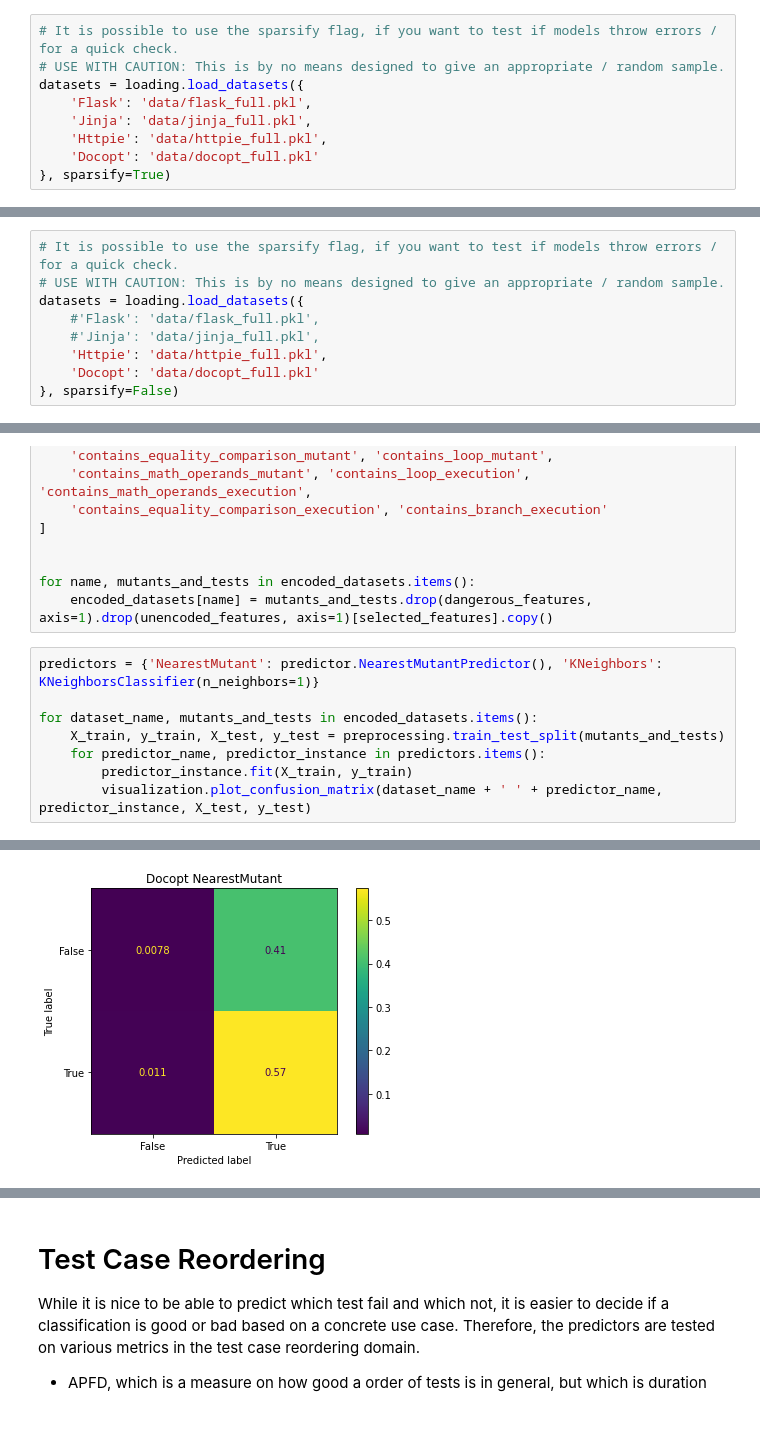
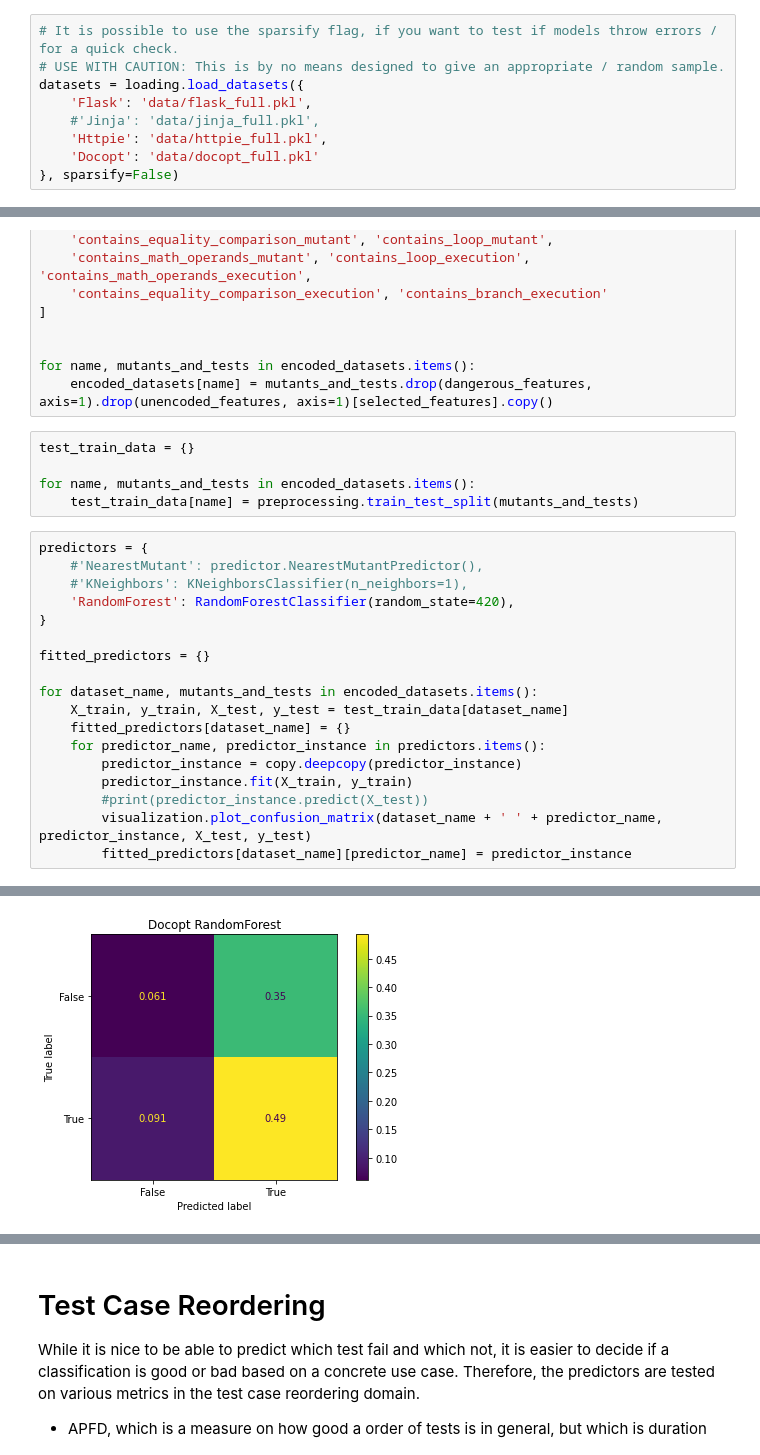
Before and after one commit to XPerianer/CRM20_How_does_software_break, a Jupyter notebook: How_Does_Software_Break.ipynb, the cells around one changed output, grey strips where cells are left out. Drawn from its saved outputs; the diff is of its cells as text; blank space fills up the shorter version.

Commit message:
Checkpoint

```diff
--- a/How_Does_Software_Break.ipynb
+++ b/How_Does_Software_Break.ipynb
@@ -55,10 +56,10 @@ Also have a look at the [midterm presentation slides](../presentation/midterm.pd
 # USE WITH CAUTION: This is by no means designed to give an appropriate / random sample.
 datasets = loading.load_datasets({
     'Flask': 'data/flask_full.pkl',
-    'Jinja': 'data/jinja_full.pkl',
+    #'Jinja': 'data/jinja_full.pkl',
     'Httpie': 'data/httpie_full.pkl',
     'Docopt': 'data/docopt_full.pkl'
-}, sparsify=True)
+}, sparsify=False)
 # %% [markdown]
 The main structure of such a datasets is that for each mutant, with it's respective `mutant_id`, and every test case, with it's respective `test_id`,
 there is a row in the dataset, recording the outcome of the test, and additional information, like how long the test took, what files where touched, etc.
@@ -127,15 +120,6 @@ for name, mutants_and_tests in datasets.items():
 
 After having a fist visualization the data (and we will continue to do that), the question is if we can train machine learning models to predict failing tests.
 While this has obious applications in test selection and reordering, we might also be able to find hidden dependecies in the dataset
-# %%
-# It is possible to use the sparsify flag, if you want to test if models throw errors / for a quick check.
-# USE WITH CAUTION: This is by no means designed to give an appropriate / random sample.
-datasets = loading.load_datasets({
-    #'Flask': 'data/flask_full.pkl',
-    #'Jinja': 'data/jinja_full.pkl',
-    'Httpie': 'data/httpie_full.pkl',
-    'Docopt': 'data/docopt_full.pkl'
-}, sparsify=False)
 # %% [markdown]
 # Data Preparation
 # %% [markdown]
@@ -197,12 +182,27 @@ selected_features = [
 
 for name, mutants_and_tests in encoded_datasets.items():
     encoded_datasets[name] = mutants_and_tests.drop(dangerous_features, axis=1).drop(unencoded_features, axis=1)[selected_features].copy()
+# %%
+test_train_data = {}
+
+for name, mutants_and_tests in encoded_datasets.items():
+    test_train_data[name] = preprocessing.train_test_split(mutants_and_tests)
 # %%
-predictors = {'NearestMutant': predictor.NearestMutantPredictor(), 'KNeighbors': KNeighborsClassifier(n_neighbors=1)}
+predictors = {
+    #'NearestMutant': predictor.NearestMutantPredictor(),
+    #'KNeighbors': KNeighborsClassifier(n_neighbors=1),
+    'RandomForest': RandomForestClassifier(random_state=420),
+}
+
+fitted_predictors = {}
 
 for dataset_name, mutants_and_tests in encoded_datasets.items():
-    X_train, y_train, X_test, y_test = preprocessing.train_test_split(mutants_and_tests)
+    X_train, y_train, X_test, y_test = test_train_data[dataset_name]
+    fitted_predictors[dataset_name] = {}
     for predictor_name, predictor_instance in predictors.items():
+        predictor_instance = copy.deepcopy(predictor_instance)
         predictor_instance.fit(X_train, y_train)
+        #print(predictor_instance.predict(X_test))
         visualization.plot_confusion_matrix(dataset_name + ' ' + predictor_name, predictor_instance, X_test, y_test)
+        fitted_predictors[dataset_name][predictor_name] = predictor_instance
 # %% [output]
@@ -211 +211 @@ for dataset_name, mutants_and_tests in encoded_datasets.items():
-[figure, old version]
+[figure, new version]
```
Also changed, not shown: parts of 13 cells of this notebook, 2 other files.
